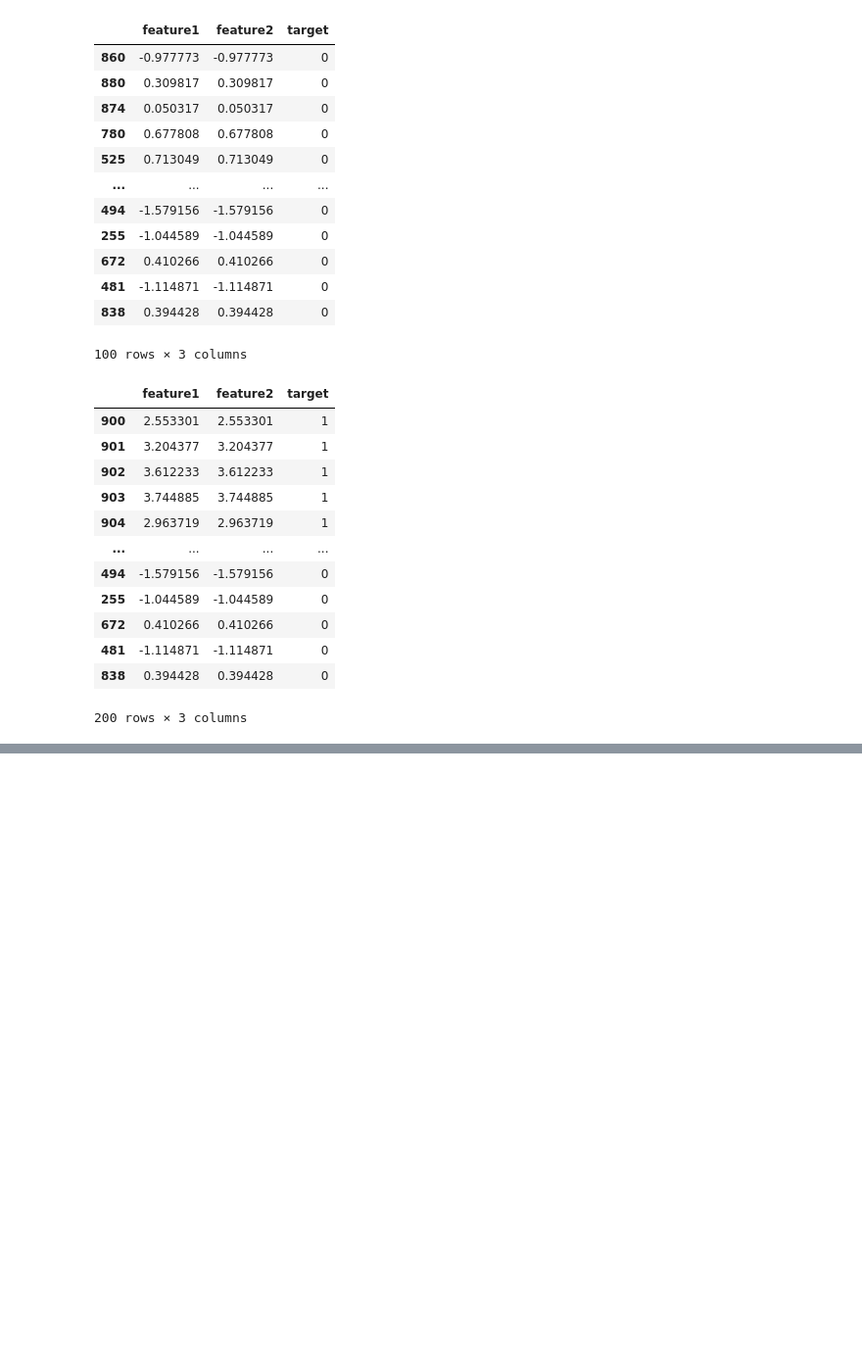
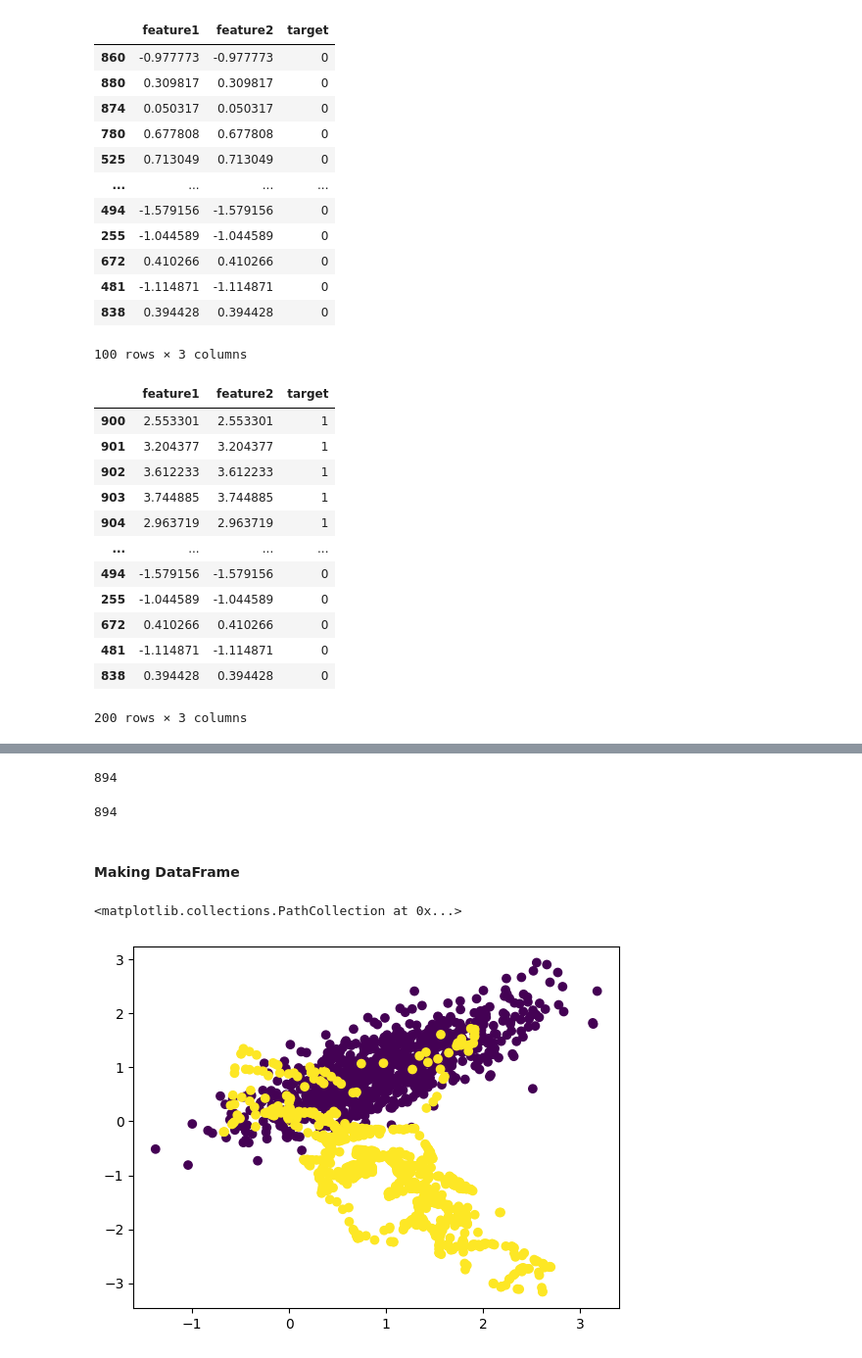
Before and after one commit to RedGhost123/Complete-Data_Science, a Jupyter notebook: Complete-Data_Science/jupyter/Feature_Engg/4_Class_imbalanced.ipynb, the cells around one changed output, grey strips where cells are left out. Shown at 98% size. Cells and saved outputs as stored; diff of their text form; code cells hidden in the pictures; blank space fills up the shorter version.

```diff
--- a/Complete-Data_Science/jupyter/Feature_Engg/4_Class_imbalanced.ipynb
+++ b/Complete-Data_Science/jupyter/Feature_Engg/4_Class_imbalanced.ipynb
@@ -277,0 +362,4 @@ df_downsampled
+# %%
+oversample = SMOTE()
+# %%
+x1,y1 = oversample.fit_resample(df_final[['f1','f2']], df_final['target'])
@@ -277,0 +397,19 @@ df_downsampled
+# %%
+len(y1[y1==0])
+# %% [output]
+894
+# %%
+len(y1[y1 == 1])
+# %% [output]
+894
+# %% [markdown]
+#### Making DataFrame
+# %%
+df1 = pd.DataFrame(x1,columns=['f1','f2'])
+df2 = pd.DataFrame(y1,columns=['target'])
+oversampling_data = pd.concat([df1,df2],axis=1)
+# %%
+plt.scatter(oversampling_data['f1'], oversampling_data['f2'], c = oversampling_data['target'])
+# %% [output]
+<matplotlib.collections.PathCollection at 0x...>
+[figure, added]
```
Also changed, not shown: parts of 20 cells of this notebook.
